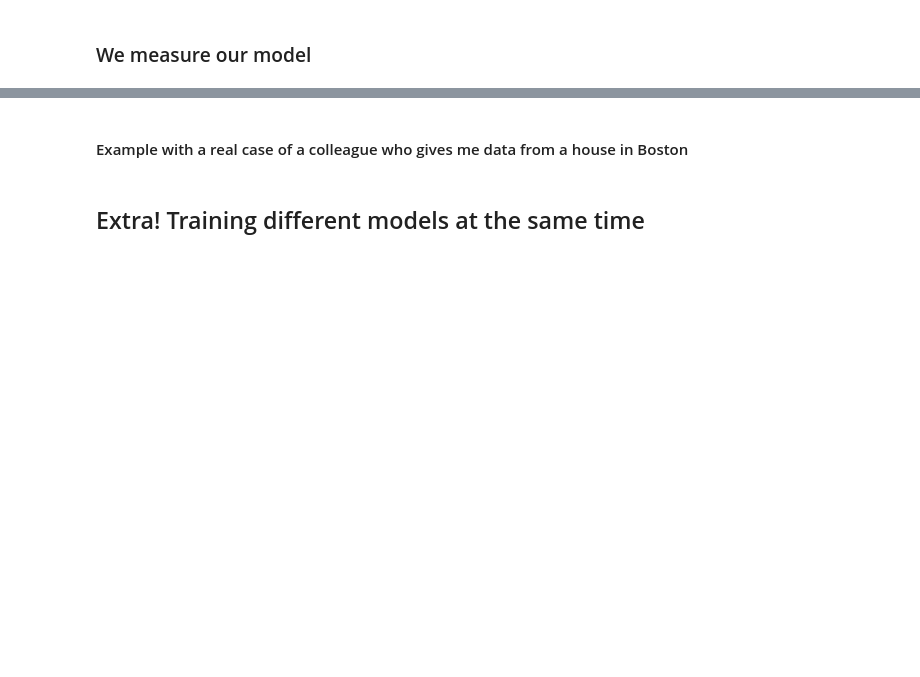
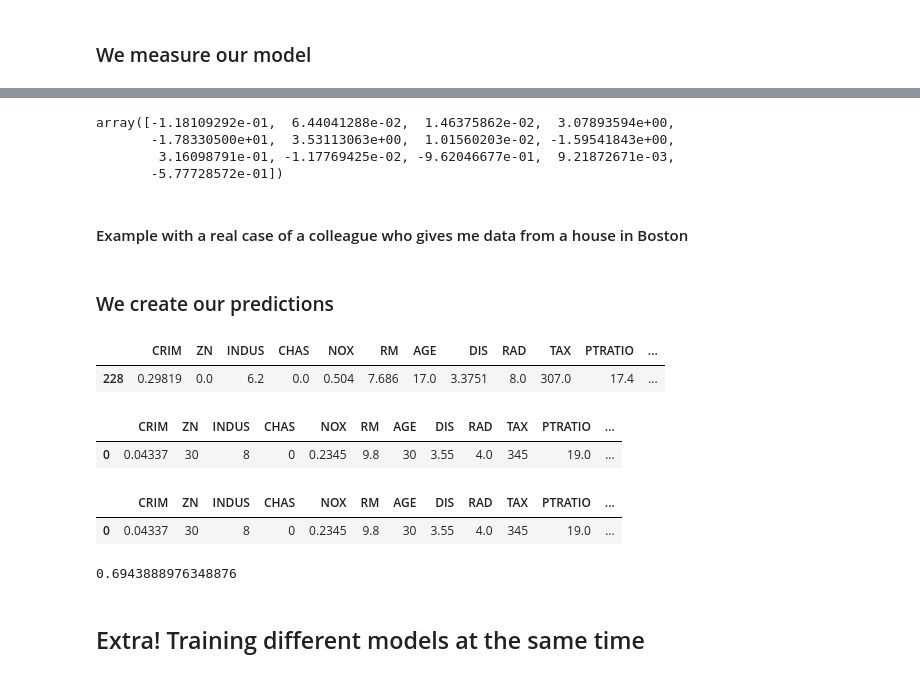
Before and after one commit to Ironhack-data-bcn-feb-2023/lectures, a Jupyter notebook: 39.II - Intro-to-ML & Regression.ipynb, the cells around one changed output, grey strips where cells are left out. Cells and saved outputs as stored; diff of their text form; code cells hidden in the pictures; blank space fills up the shorter version.

```diff
--- a/39.II - Intro-to-ML & Regression.ipynb
+++ b/39.II - Intro-to-ML & Regression.ipynb
@@ -161,2 +278,9 @@ print(f"r2: {metrics.r2_score(y_test, y_pred)}")
+# %%
+lr.coef_
+# %% [output]
+array([-1.18109292e-01,  6.44041288e-02,  1.46375862e-02,  3.07893594e+00,
+       -1.78330500e+01,  3.53113063e+00,  1.01560203e-02, -1.59541843e+00,
+        3.16098791e-01, -1.17769425e-02, -9.62046677e-01,  9.21872671e-03,
+       -5.77728572e-01])
 # %% [markdown]
 #### Example with a real case of a colleague who gives me data from a house in Boston
@@ -178,0 +287,7 @@ data = [{
+# %% [markdown]
+### We create our predictions
+# %%
+boston.sample()
+# %% [output]
+|  | CRIM | ZN | INDUS | CHAS | NOX | RM | AGE | DIS | RAD | TAX | PTRATIO | ... |
+| 228 | 0.29819 | 0.0 | 6.2 | 0.0 | 0.504 | 7.686 | 17.0 | 3.3751 | 8.0 | 307.0 | 17.4 | ... |
@@ -178,0 +312,5 @@ data = [{
+# %%
+df
+# %% [output]
+|  | CRIM | ZN | INDUS | CHAS | NOX | RM | AGE | DIS | RAD | TAX | PTRATIO | ... |
+| 0 | 0.04337 | 30 | 8 | 0 | 0.2345 | 9.8 | 30 | 3.55 | 4.0 | 345 | 19.0 | ... |
@@ -179,3 +319,12 @@ data = [{
+# %%
+df
+# %% [output]
+|  | CRIM | ZN | INDUS | CHAS | NOX | RM | AGE | DIS | RAD | TAX | PTRATIO | ... |
+| 0 | 0.04337 | 30 | 8 | 0 | 0.2345 | 9.8 | 30 | 3.55 | 4.0 | 345 | 19.0 | ... |
+# %%
+metrics.r2_score(y_test, y_pred)
+# %% [output]
+0.6943888976348876
 # %% [markdown]
 ## Extra! Training different models at the same time
 # %%
```
Also changed, not shown: parts of 30 cells of this notebook, 1 other file.
